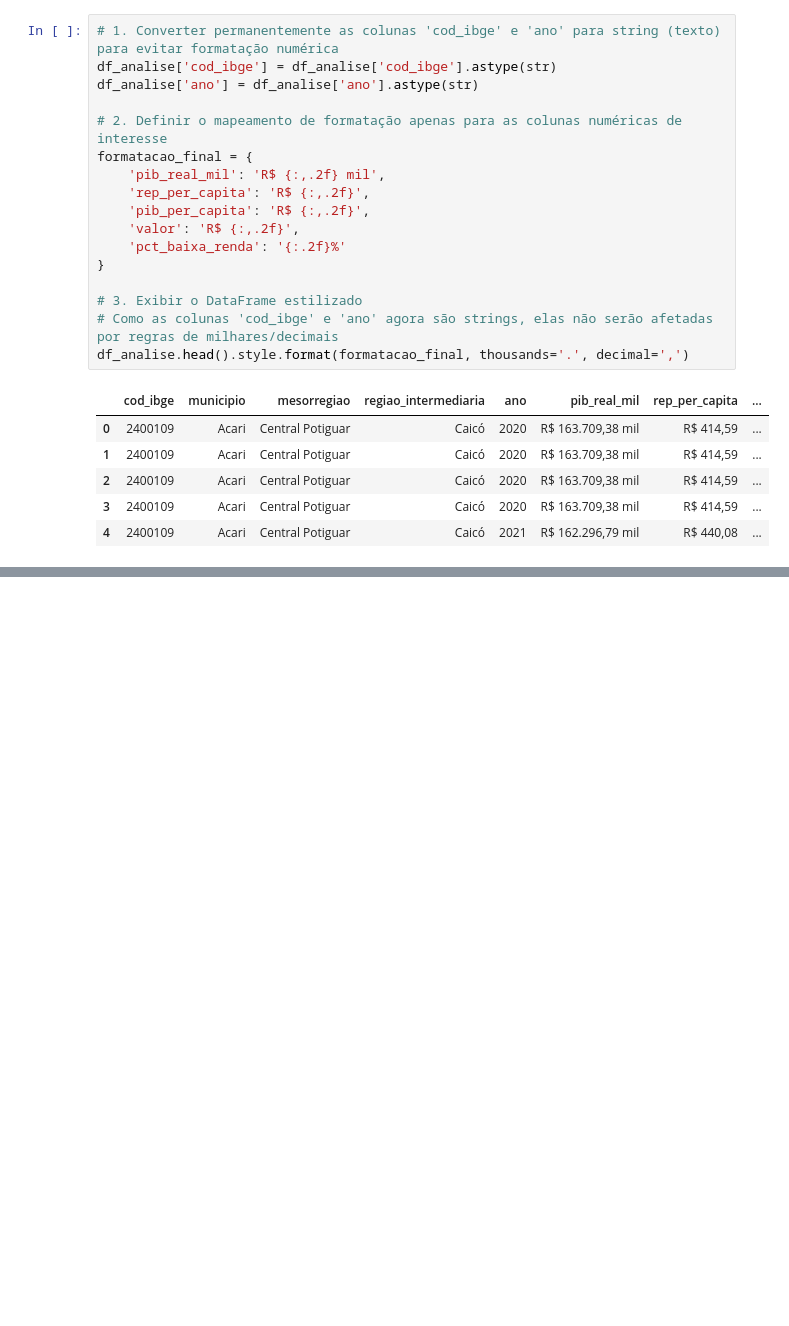
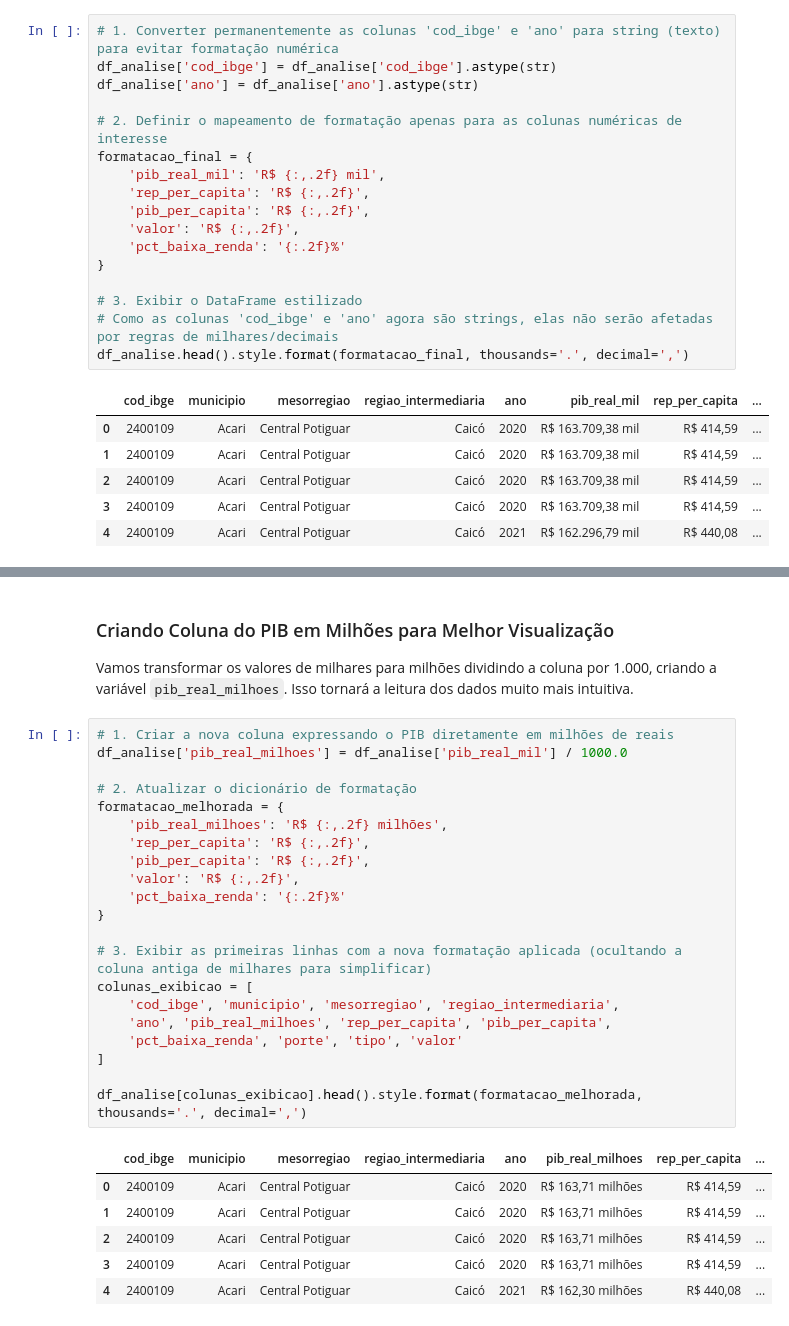
Before and after one commit to Renata-Nascimento/Projeto-U02-CD, a Jupyter notebook: notebooks/02_limpeza_eda.ipynb, the cells around one changed output, grey strips where cells are left out. Saved outputs shown, nothing was run; the diff lists cells and outputs as text; blank space fills up the shorter version.

```diff
--- a/notebooks/02_limpeza_eda.ipynb
+++ b/notebooks/02_limpeza_eda.ipynb
@@ -252,0 +236,32 @@ repasses.pivot_table(index='ano', columns='tipo', values='cod_ibge', aggfunc='nu
+# %% [markdown]
+### Criando Coluna do PIB em Milhões para Melhor Visualização
+
+Vamos transformar os valores de milhares para milhões dividindo a coluna por 1.000, criando a variável `pib_real_milhoes`. Isso tornará a leitura dos dados muito mais intuitiva.
+# %%
+# 1. Criar a nova coluna expressando o PIB diretamente em milhões de reais
+df_analise['pib_real_milhoes'] = df_analise['pib_real_mil'] / 1000.0
+
+# 2. Atualizar o dicionário de formatação
+formatacao_melhorada = {
+    'pib_real_milhoes': 'R$ {:,.2f} milhões',
+    'rep_per_capita': 'R$ {:,.2f}',
+    'pib_per_capita': 'R$ {:,.2f}',
+    'valor': 'R$ {:,.2f}',
+    'pct_baixa_renda': '{:.2f}%'
+}
+
+# 3. Exibir as primeiras linhas com a nova formatação aplicada (ocultando a coluna antiga de milhares para simplificar)
+colunas_exibicao = [
+    'cod_ibge', 'municipio', 'mesorregiao', 'regiao_intermediaria',
+    'ano', 'pib_real_milhoes', 'rep_per_capita', 'pib_per_capita',
+    'pct_baixa_renda', 'porte', 'tipo', 'valor'
+]
+
+df_analise[colunas_exibicao].head().style.format(formatacao_melhorada, thousands='.', decimal=',')
+# %% [output]
+|  | cod_ibge | municipio | mesorregiao | regiao_intermediaria | ano | pib_real_milhoes | rep_per_capita | ... |
+| 0 | 2400109 | Acari | Central Potiguar | Caicó | 2020 | R$ 163,71 milhões | R$ 414,59 | ... |
+| 1 | 2400109 | Acari | Central Potiguar | Caicó | 2020 | R$ 163,71 milhões | R$ 414,59 | ... |
+| 2 | 2400109 | Acari | Central Potiguar | Caicó | 2020 | R$ 163,71 milhões | R$ 414,59 | ... |
+| 3 | 2400109 | Acari | Central Potiguar | Caicó | 2020 | R$ 163,71 milhões | R$ 414,59 | ... |
+| 4 | 2400109 | Acari | Central Potiguar | Caicó | 2021 | R$ 162,30 milhões | R$ 440,08 | ... |
```
Also changed, not shown: parts of 6 cells of this notebook.
